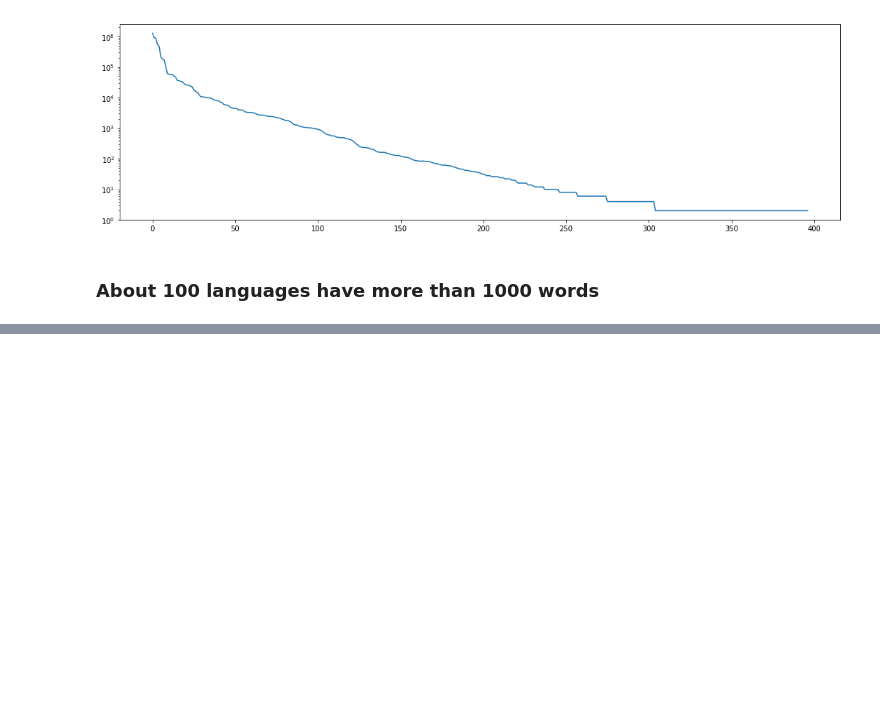
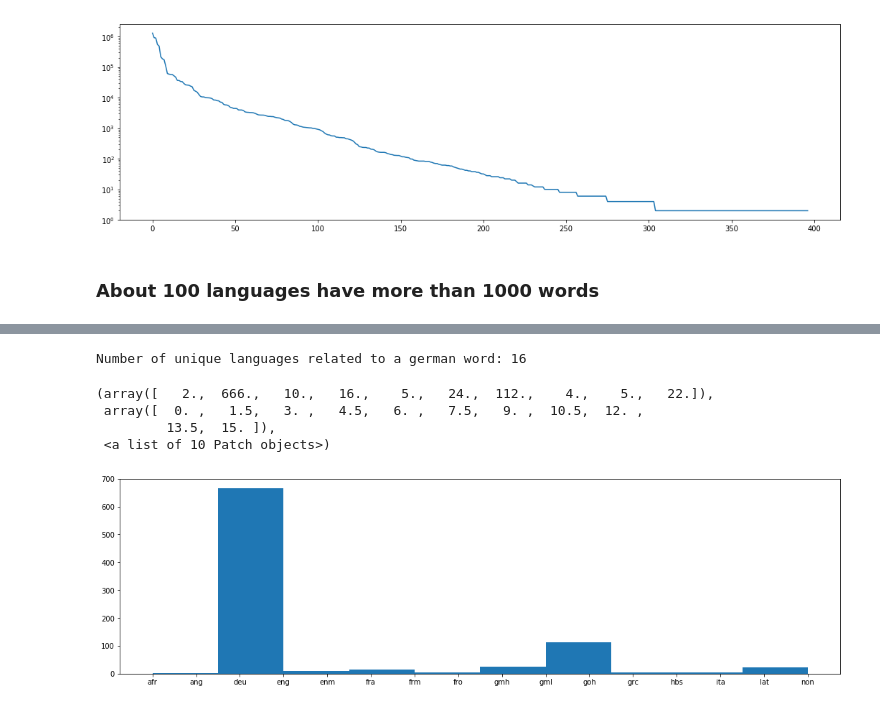
Before and after one commit to zifeo/Etymap, a Jupyter notebook: lab/exploration.ipynb, the cells around one changed output, grey strips where cells are left out. Drawn from its saved outputs; the diff is of its cells as text; code cells hidden in the pictures; blank space fills up the shorter version.

```diff
--- a/lab/exploration.ipynb
+++ b/lab/exploration.ipynb
@@ -186,0 +258,16 @@ plt.yscale('log')
+# %%
+bar = progressbar.ProgressBar(widgets=[
+    ' [', progressbar.Timer(), '] ',
+    progressbar.Bar(),
+    ' (', progressbar.ETA(), ') ',
+])
+# %%
+langs = ['deu']
+depths = [0]
+counter = 0
+for i  in bar(range(int(len(germanWords) / stepSize))):
+    langWord = ('deu', germanWords[counter])
+    relatedWords, depth = recurse(relations, langWord, [langWord], 0)
+    depths.append(depth)
+    langs.extend([x[0] for x in relatedWords])
+    counter = counter + stepSize
@@ -186,0 +276,12 @@ plt.yscale('log')
+# %%
+print("Number of unique languages related to a german word: " + str(len(set(langs))))
+# %% [output]
+Number of unique languages related to a german word: 16
+# %%
+plt.hist(langs)
+# %% [output]
+(array([   2.,  666.,   10.,   16.,    5.,   24.,  112.,    4.,    5.,   22.]),
+ array([  0. ,   1.5,   3. ,   4.5,   6. ,   7.5,   9. ,  10.5,  12. ,
+         13.5,  15. ]),
+ <a list of 10 Patch objects>)
+[figure, added]
```
Also changed, not shown: parts of 20 cells of this notebook.
